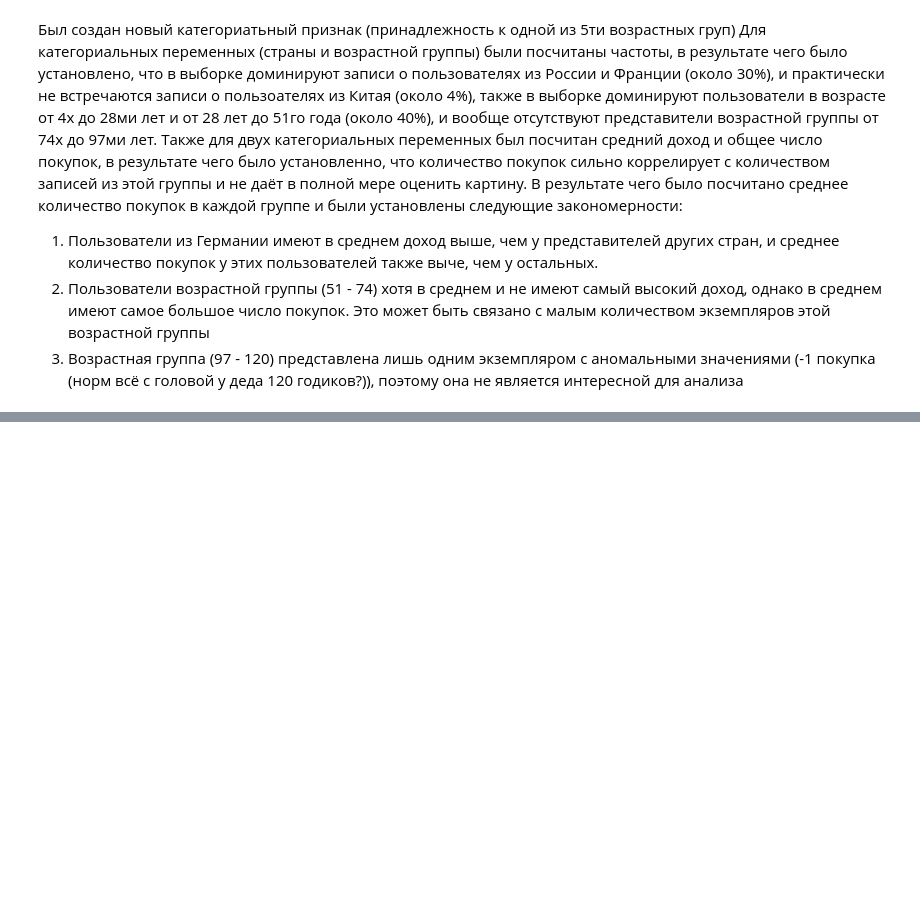
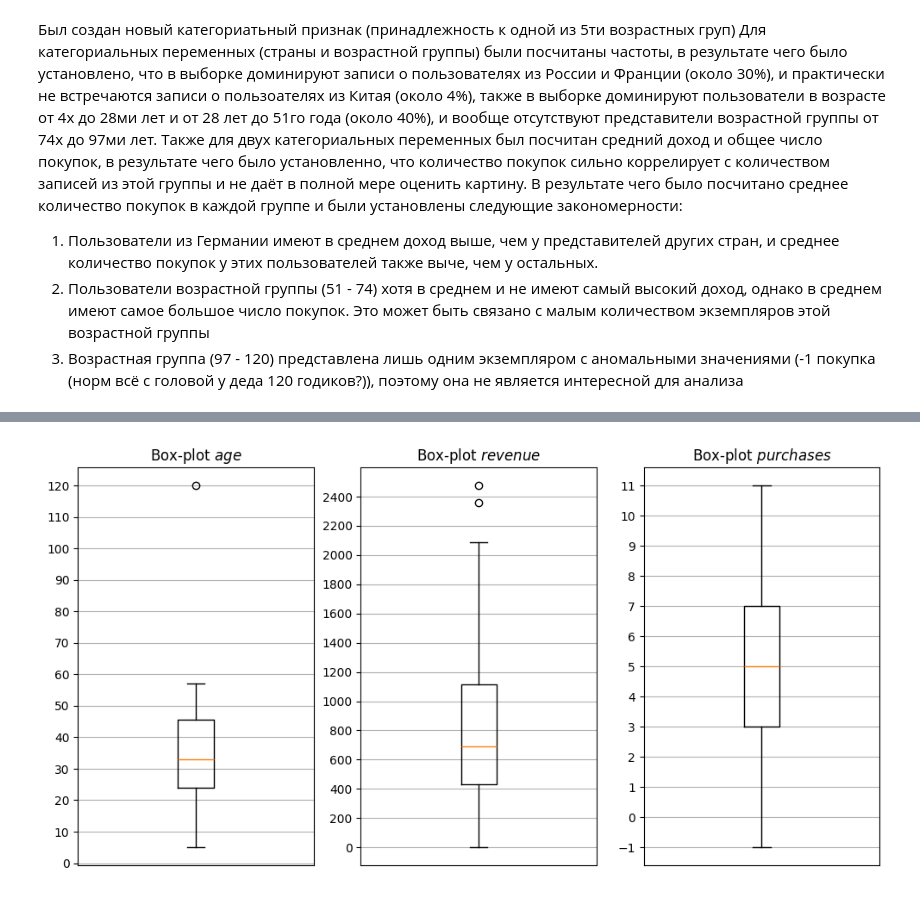
Before and after one commit to kA4errGa/AIEngineering_CoursMIREA, a Jupyter notebook: homeworks/HW02/HW02.ipynb, the cells around one changed output, grey strips where cells are left out. Cells and saved outputs as stored; diff of their text form; code cells hidden in the pictures; blank space fills up the shorter version.

```diff
--- a/homeworks/HW02/HW02.ipynb
+++ b/homeworks/HW02/HW02.ipynb
@@ -138,0 +167,24 @@ Name: revenue, dtype: float64
+# %%
+fig, (axAge, axRevenue, axPurchases) = plt.subplots(nrows = 1, ncols = 3, figsize=(12, 6))
+
+axAge.boxplot(df["age"][df["age"].notna()])
+axAge.set_title("Box-plot $age$")
+axAge.grid()
+axAge.xaxis.set_visible(False)
+axAge.locator_params(axis="y", nbins=14)
+
+axRevenue.boxplot(df["revenue"])
+axRevenue.set_title("Box-plot $revenue$")
+axRevenue.grid()
+axRevenue.xaxis.set_visible(False)
+axRevenue.locator_params(axis="y", nbins=14)
+
+axPurchases.boxplot(df["purchases"])
+axPurchases.set_title("Box-plot $purchases$")
+axPurchases.grid()
+axPurchases.xaxis.set_visible(False)
+axPurchases.locator_params(axis="y", nbins=14)
+
+plt.show()
+# %% [output]
+[figure, added]
```
Also changed, not shown: parts of 2 cells of this notebook, 3 other files.
